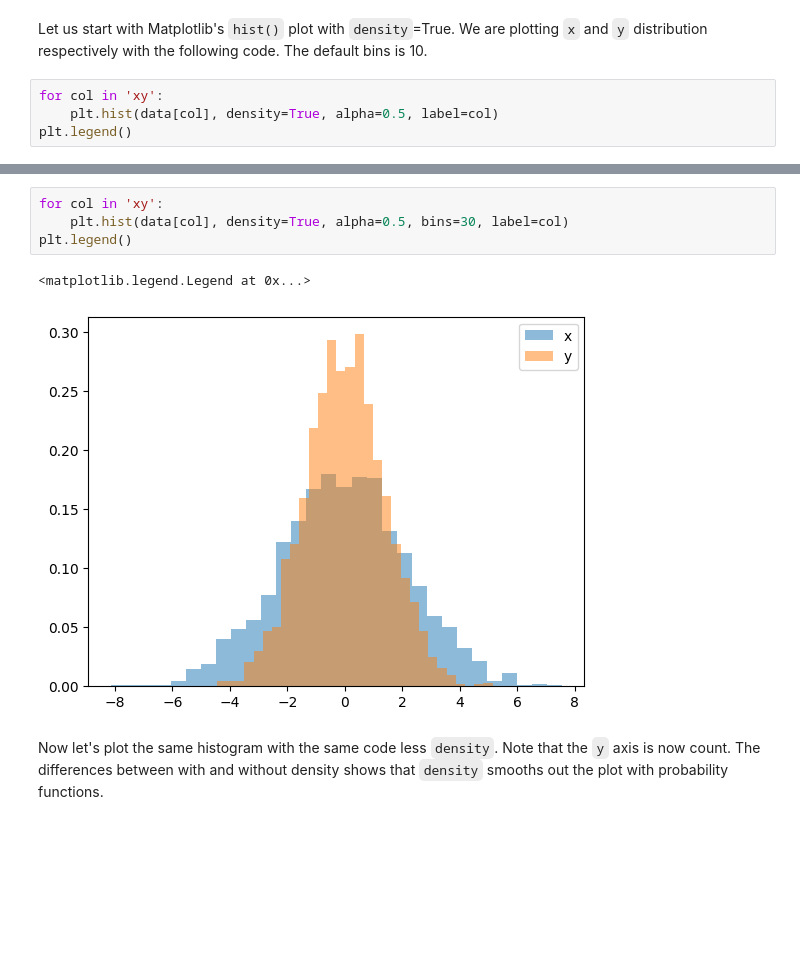
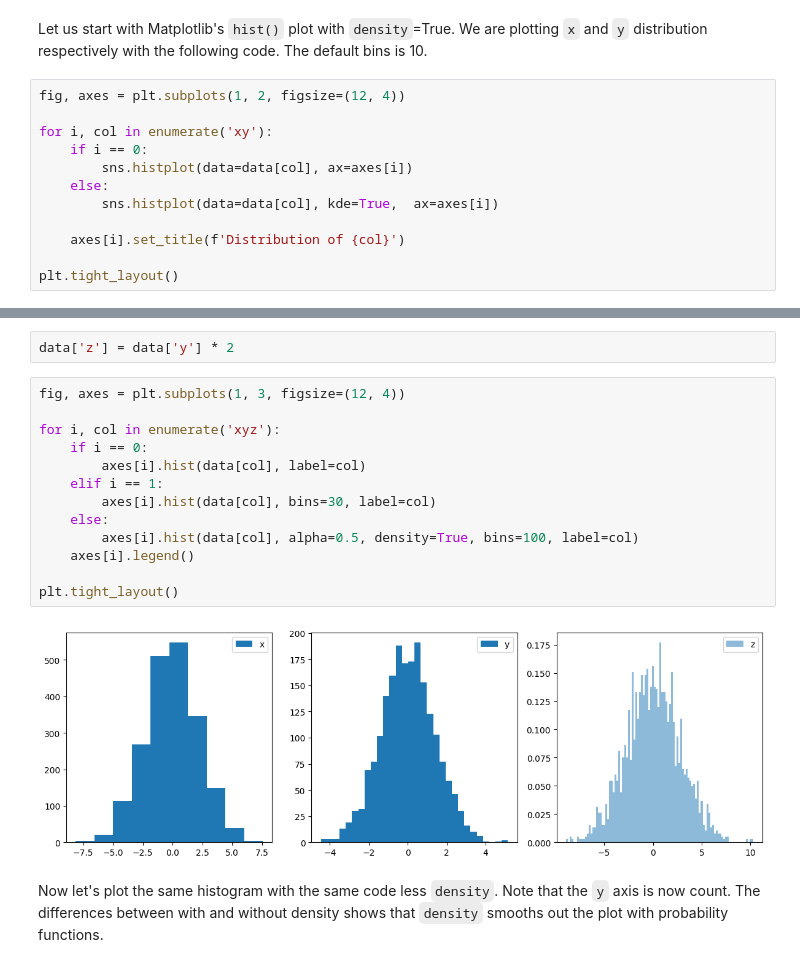
Before and after one commit to tychen742/thinkdsm, a Jupyter notebook: chapters/06-visualization/0606-vis-sns-intro.ipynb, the cells around one changed output, grey strips where cells are left out. Drawn from its saved outputs; the diff is of its cells as text; blank space fills up the shorter version.

```diff
--- a/chapters/06-visualization/0606-vis-sns-intro.ipynb
+++ b/chapters/06-visualization/0606-vis-sns-intro.ipynb
@@ -160,7 +193,15 @@ data
 # %% [markdown]
 Let us start with Matplotlib's `hist()` plot with `density`=True. We are plotting `x` and `y` distribution respectively with the following code. The default bins is 10.
 # %%
-for col in 'xy':
-    plt.hist(data[col], density=True, alpha=0.5, label=col)
-plt.legend()
+fig, axes = plt.subplots(1, 2, figsize=(12, 4))
+
+for i, col in enumerate('xy'):
+    if i == 0:
+        sns.histplot(data=data[col], ax=axes[i])
+    else:
+        sns.histplot(data=data[col], kde=True,  ax=axes[i])
+
+    axes[i].set_title(f'Distribution of {col}')
+
+plt.tight_layout()
 # %% [output]
@@ -171,10 +211,20 @@ Still using `plt.hist()` with a larger number of bins (30).
+# %%
+data['z'] = data['y'] * 2
 # %%
-for col in 'xy':
-    plt.hist(data[col], density=True, alpha=0.5, bins=30, label=col)
-plt.legend()
+fig, axes = plt.subplots(1, 3, figsize=(12, 4))
+
+for i, col in enumerate('xyz'):
+    if i == 0:
+        axes[i].hist(data[col], label=col)
+    elif i == 1:
+        axes[i].hist(data[col], bins=30, label=col)
+    else:
+        axes[i].hist(data[col], alpha=0.5, density=True, bins=100, label=col)
+    axes[i].legend()
+
+plt.tight_layout()
 # %% [output]
-<matplotlib.legend.Legend at 0x...>
-[figure, old version]
+[figure, new version]
 # %% [markdown]
 Now let's plot the same histogram with the same code less  `density`. Note that the `y` axis is now count. The differences between with and without density shows that `density` smooths out the plot with probability functions.
 # %%
```
Also changed, not shown: parts of 10 cells of this notebook, 4 other files.
